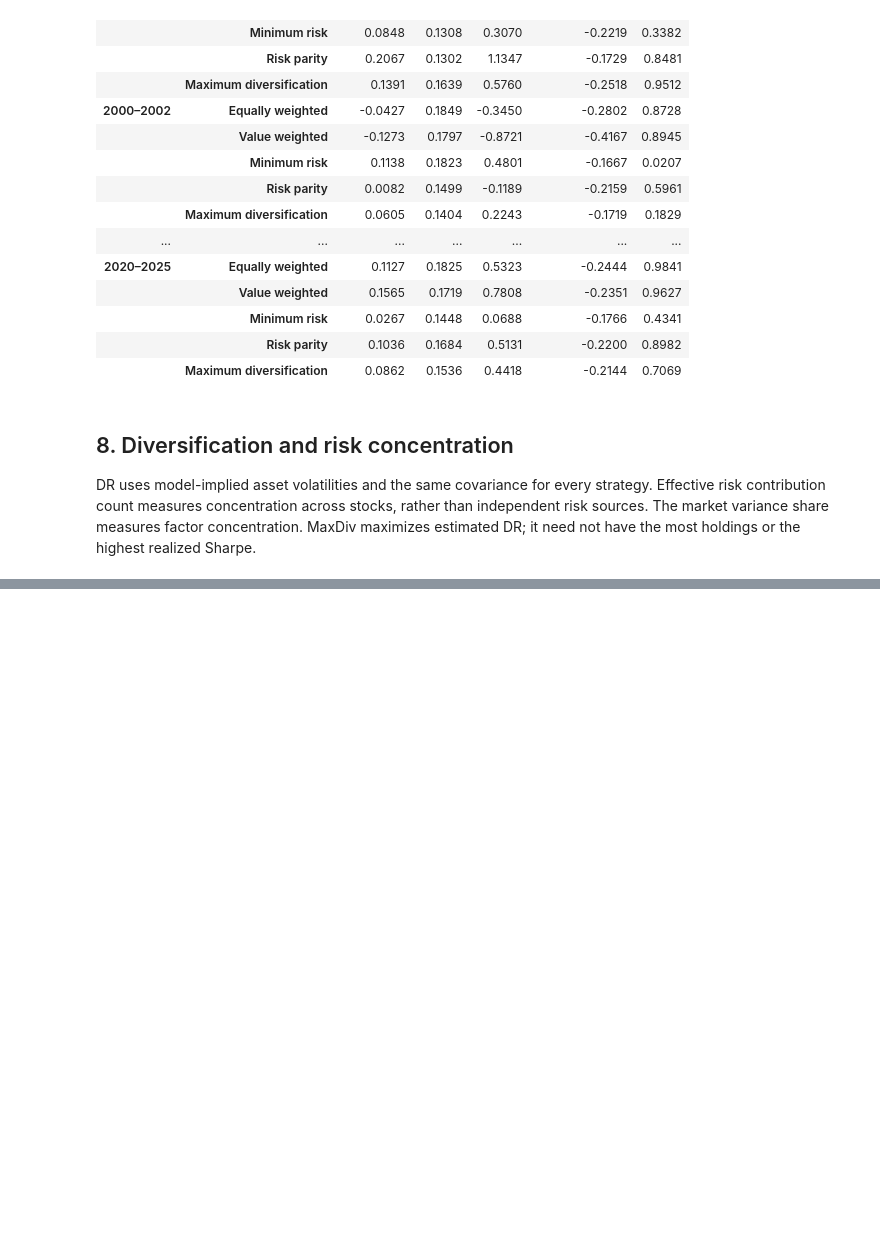
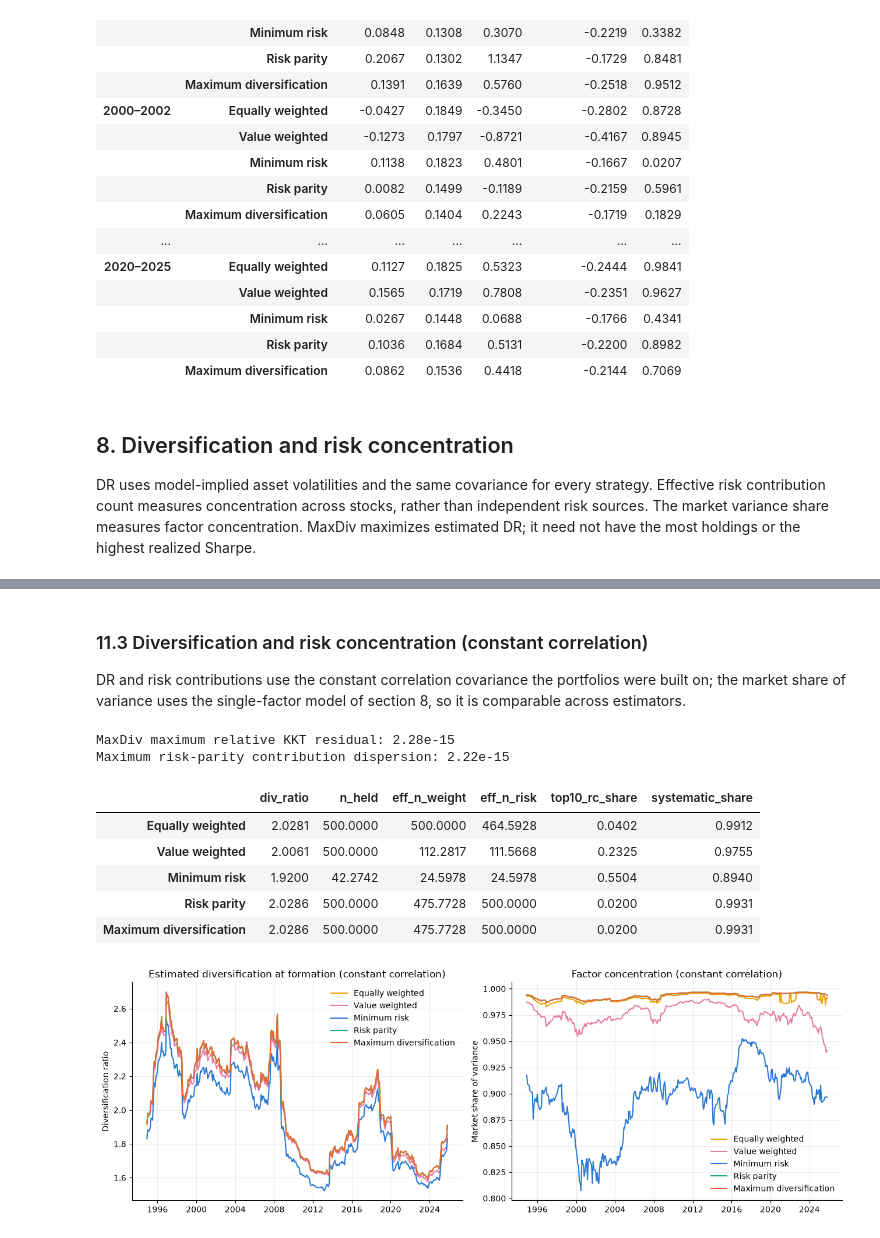
Before and after one commit to Yolandayx929/Fall26-Financial-Optimization-Final-Project, a Jupyter notebook: final/project_demo.ipynb, the cells around one changed output, grey strips where cells are left out. Cells and saved outputs as stored; diff of their text form; code cells hidden in the pictures; blank space fills up the shorter version.

```diff
--- a/final/project_demo.ipynb
+++ b/final/project_demo.ipynb
@@ -412,0 +536,29 @@ Maximum risk-parity contribution dispersion: 2.46e-14
+# %% [markdown]
+### 11.3 Diversification and risk concentration (constant correlation)
+
+DR and risk contributions use the constant correlation covariance the portfolios were built on; the market
+share of variance uses the single-factor model of section 8, so it is comparable across estimators.
+# %%
+covs_cc = estimate_covs(w_cc["max_div"], rets, mkt, rf, T=T, estimator="const_corr")
+conc_cc = concentration_diagnostics(w_cc, covs_cc, factor_covs=covs)
+checks = diversification_checks(w_cc, covs_cc, conc_cc)
+assert checks["dr_excess"] <= 1e-6        # MaxDiv has the highest estimated DR on every date
+assert checks["max_kkt"] < 1e-8
+assert checks["max_rp_dispersion"] < 1e-8
+print(f"MaxDiv maximum relative KKT residual: {checks['max_kkt']:.2e}")
+print(f"Maximum risk-parity contribution dispersion: {checks['max_rp_dispersion']:.2e}")
+
+conc_table_cc = concentration_table(conc_cc)
+display(conc_table_cc)
+plot_diversification(conc_cc, " (constant correlation)")
+save_figure("diversification_const_corr"); plt.show()
+# %% [output]
+MaxDiv maximum relative KKT residual: 2.28e-15
+Maximum risk-parity contribution dispersion: 2.22e-15
+|  | div_ratio | n_held | eff_n_weight | eff_n_risk | top10_rc_share | systematic_share |
+| Equally weighted | 2.0281 | 500.0000 | 500.0000 | 464.5928 | 0.0402 | 0.9912 |
+| Value weighted | 2.0061 | 500.0000 | 112.2817 | 111.5668 | 0.2325 | 0.9755 |
+| Minimum risk | 1.9200 | 42.2742 | 24.5978 | 24.5978 | 0.5504 | 0.8940 |
+| Risk parity | 2.0286 | 500.0000 | 475.7728 | 500.0000 | 0.0200 | 0.9931 |
+| Maximum diversification | 2.0286 | 500.0000 | 475.7728 | 500.0000 | 0.0200 | 0.9931 |
+[figure, added]
```
Also changed, not shown: parts of 35 cells of this notebook, 27 other files.
